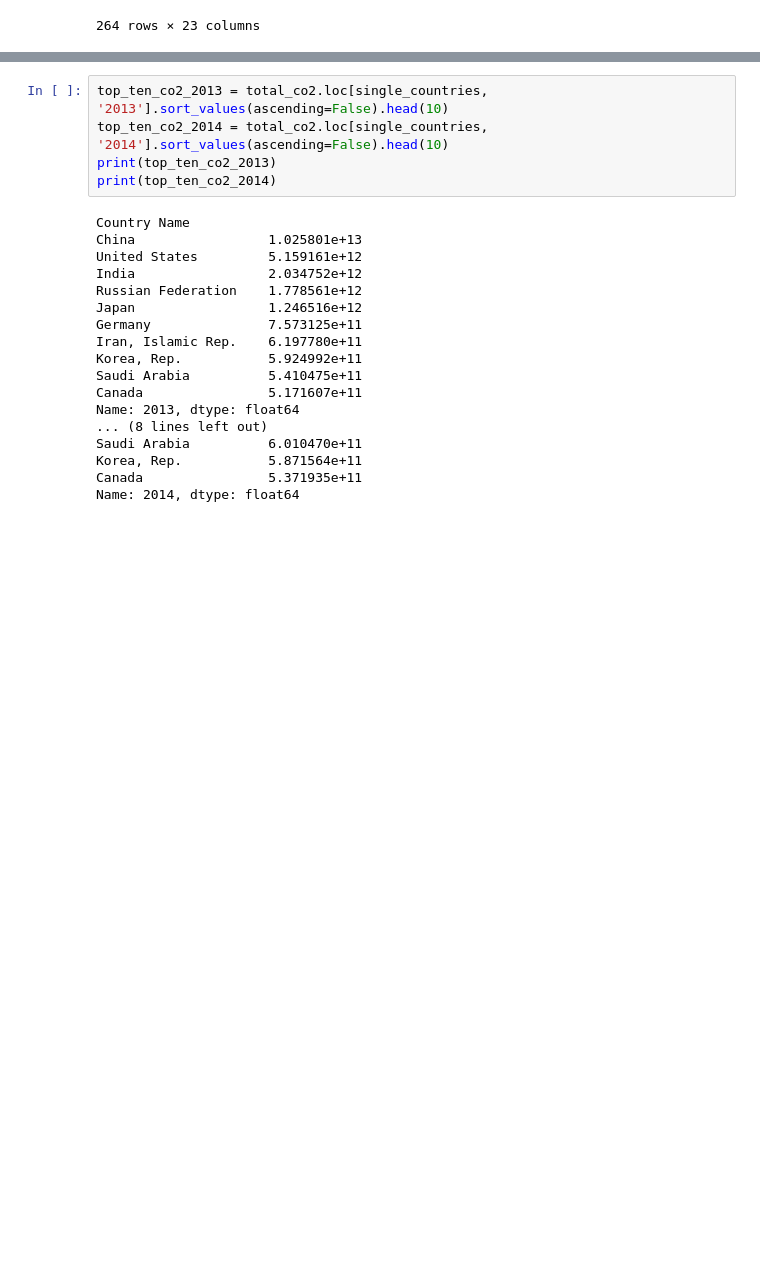
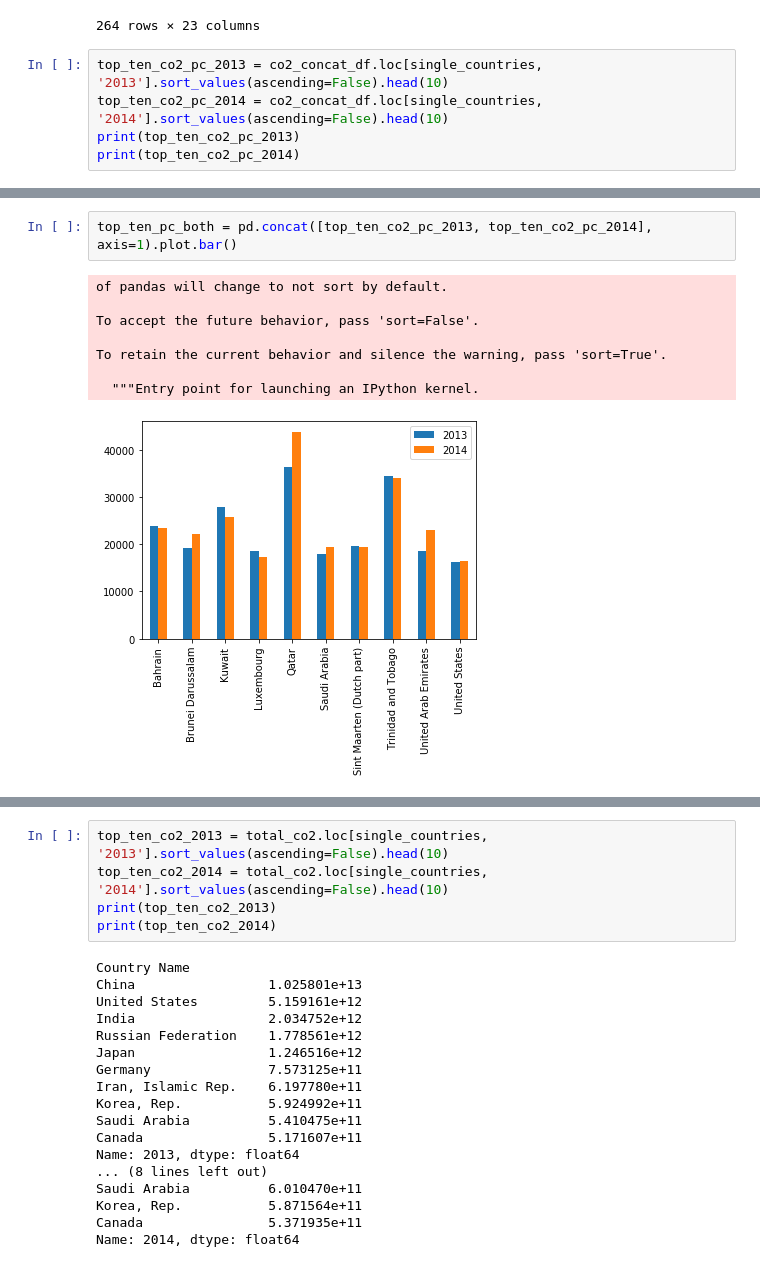
Before and after one commit to jason-hernandez-73/Project-1, a Jupyter notebook: test_data_analysis-checkpoint.ipynb, the cells around one changed output, grey strips where cells are left out. Drawn from its saved outputs; the diff is of its cells as text; blank space fills up the shorter version.

```diff
--- a/test_data_analysis-checkpoint.ipynb
+++ b/test_data_analysis-checkpoint.ipynb
@@ -163,3 +163,8 @@ total_co2
 | Zambia | 2.170864e+09 | 1.870170e+09 | 2.390884e+09 | 2.313877e+09 | 1.807831e+09 | 1.822499e+09 | 1.906840e+09 | 1.983847e+09 | 2.112192e+09 | 2.145195e+09 | ... |
 | Zimbabwe | 1.513004e+10 | 1.499436e+10 | 1.440764e+10 | 1.425363e+10 | 1.583411e+10 | 1.392360e+10 | 1.259614e+10 | 1.196542e+10 | 1.065630e+10 | 9.486529e+09 | ... |
 264 rows × 23 columns
+# %%
+top_ten_co2_pc_2013 = co2_concat_df.loc[single_countries, '2013'].sort_values(ascending=False).head(10)
+top_ten_co2_pc_2014 = co2_concat_df.loc[single_countries, '2014'].sort_values(ascending=False).head(10)
+print(top_ten_co2_pc_2013)
+print(top_ten_co2_pc_2014)
@@ -165,0 +189,11 @@ total_co2
+# %%
+top_ten_pc_both = pd.concat([top_ten_co2_pc_2013, top_ten_co2_pc_2014], axis=1).plot.bar()
+# %% [output]
+of pandas will change to not sort by default.
+
+To accept the future behavior, pass 'sort=False'.
+
+To retain the current behavior and silence the warning, pass 'sort=True'.
+
+  """Entry point for launching an IPython kernel.
+[figure, added]
```
Also changed, not shown: parts of 6 cells of this notebook.
